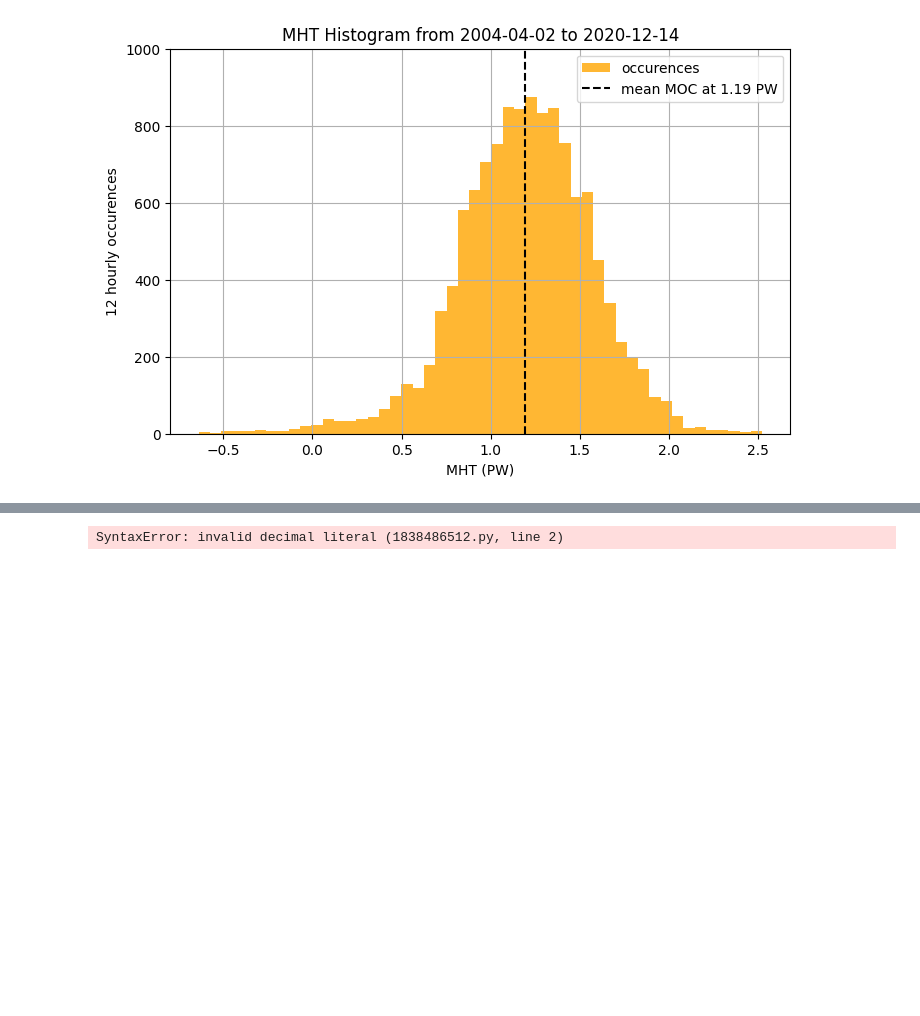
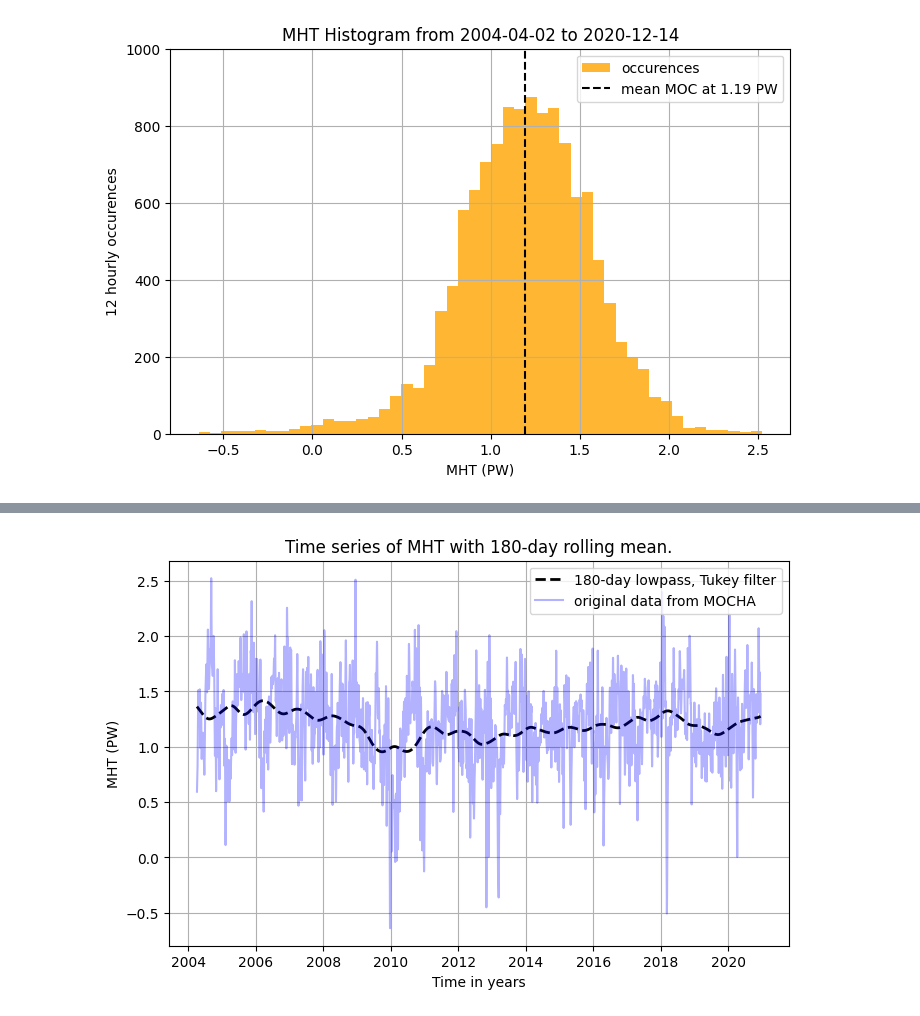
Before and after one commit to jakey244/DataAnalysis_A1, a Jupyter notebook: notebooks/timeseries.ipynb, the cells around one changed output, grey strips where cells are left out. Drawn from its saved outputs; the diff is of its cells as text; code cells hidden in the pictures; blank space fills up the shorter version.

```diff
--- a/notebooks/timeseries.ipynb
+++ b/notebooks/timeseries.ipynb
@@ -48,12 +61,12 @@ lowpass_180day = filters.tukey_lowpass(MHT, window = 360)
 # %%
 plt.figure(figsize=[8,5])
-lowpass_180day.plot(color = "k", ls = "--", label = "180-day lowpass")
+plt.plot(MHT["TIME"],lowpass_180day,color = "k", ls = "--", lw = 2, label = "180-day lowpass, Tukey filter")
 MHT.plot(alpha = 0.3, color ="blue", label = "original data from MOCHA")
 plt.xlabel("Time in years")
 plt.ylabel("MHT (PW)")
 plt.title("Time series of MHT with 180-day rolling mean.")
 plt.grid()
 plt.legend()
-plt.savefig("180day_lowpass.pdf")
+plt.savefig(fig_path + "180day_lowpass.pdf")
 # %% [output]
-SyntaxError: invalid decimal literal (1838486512.py, line 2)
+[figure, added]
```
Also changed, not shown: parts of 1 cell of this notebook, 9 other files.
